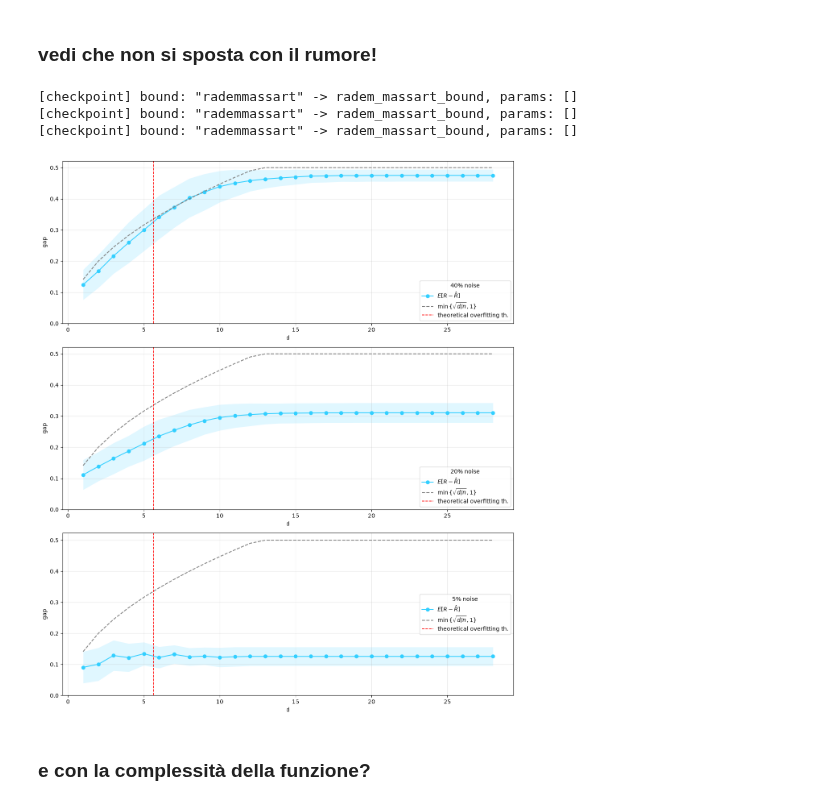
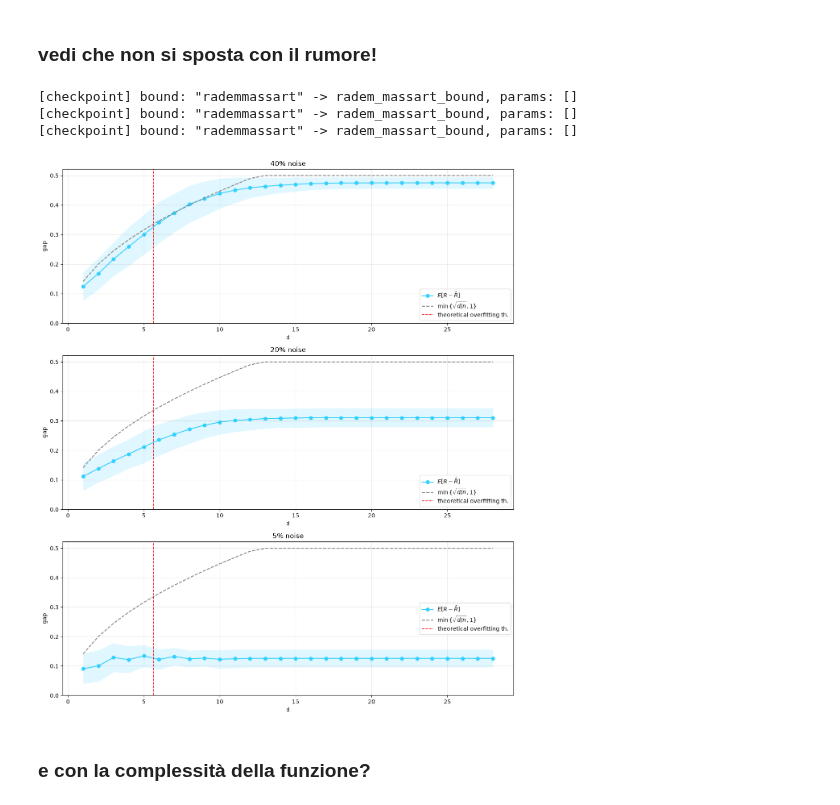
Before and after one commit to matildedol/tesi, a Jupyter notebook: source/experiments.ipynb, the cells around one changed output. Saved outputs shown, nothing was run; the diff lists cells and outputs as text; code cells hidden in the pictures.

```diff
--- a/source/experiments.ipynb
+++ b/source/experiments.ipynb
@@ -107,29 +107,29 @@ plt.show()
 # %%
 fig, axs = plt.subplots(3, 1, figsize=(12, 14))
 
 for ax, my_noise_p, my_noise_sigma in zip(axs.flat, my_noise_ps, my_noise_sigmas):
     # build test set
     x_test = sample_x(data_size_test, supp_size)
     y_test = sample_y(x=x_test, f=sine_f, sigma=my_noise_sigma)
 
     # build models and do plots
     hat_Rs, Rs, gaps, std_hat_Rs, std_Rs, std_gaps, predictions, x, y, x_grid = main_loop(
         x_test, y_test, n=data_size_tr, noise_type = "gaussian",
         sigma=my_noise_sigma, T=num_iter, model=mymodel, f=sine_f, N=supp_size)
     plots(hat_Rs, Rs, gaps, std_hat_Rs=std_hat_Rs, std_Rs=std_Rs, std_gaps=std_gaps,
           n=data_size_tr, noise_type = "gaussian", sigma=my_noise_sigma, T=num_iter, model=mymodel,
           one=False, three=False, axes=[ax],
           bound_name = "rademmassart", bound_params = {})
-    ax.legend(title=noise_label(my_noise_p))
+    ax.set_title(noise_label(my_noise_p))
 
 plt.tight_layout()
 fig.savefig(out_dir + 'pic3.png', bbox_inches='tight')
 plt.show()
 # %% [output]
 [checkpoint] bound: "rademmassart" -> radem_massart_bound, params: []
 [checkpoint] bound: "rademmassart" -> radem_massart_bound, params: []
 [checkpoint] bound: "rademmassart" -> radem_massart_bound, params: []
-[figure, old version]
+[figure, new version]
 # %% [markdown]
 ### e con la complessità della funzione?
 # %%
```
Also changed, not shown: parts of 6 cells of this notebook, 6 other files.
